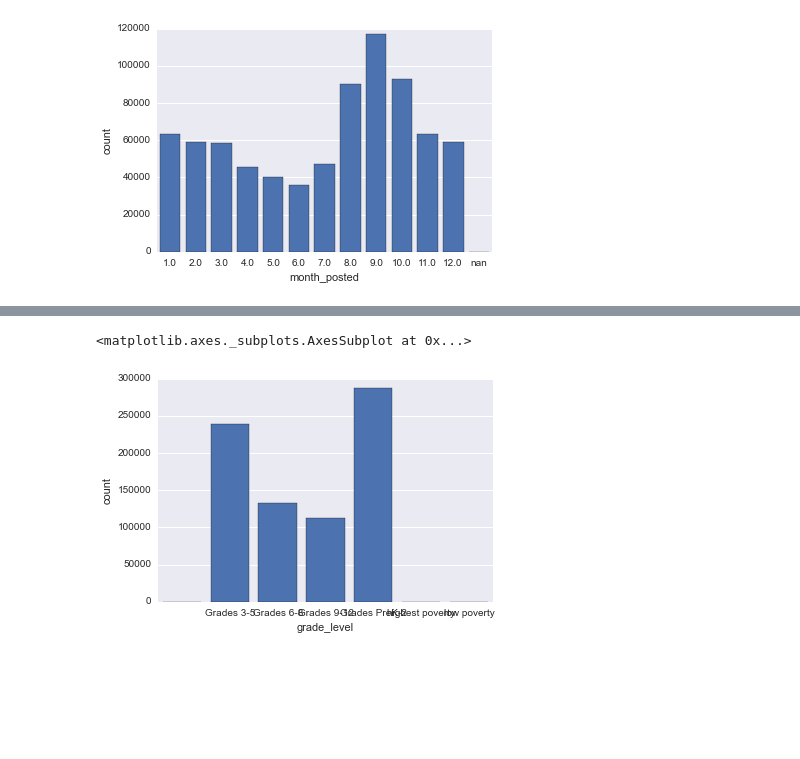
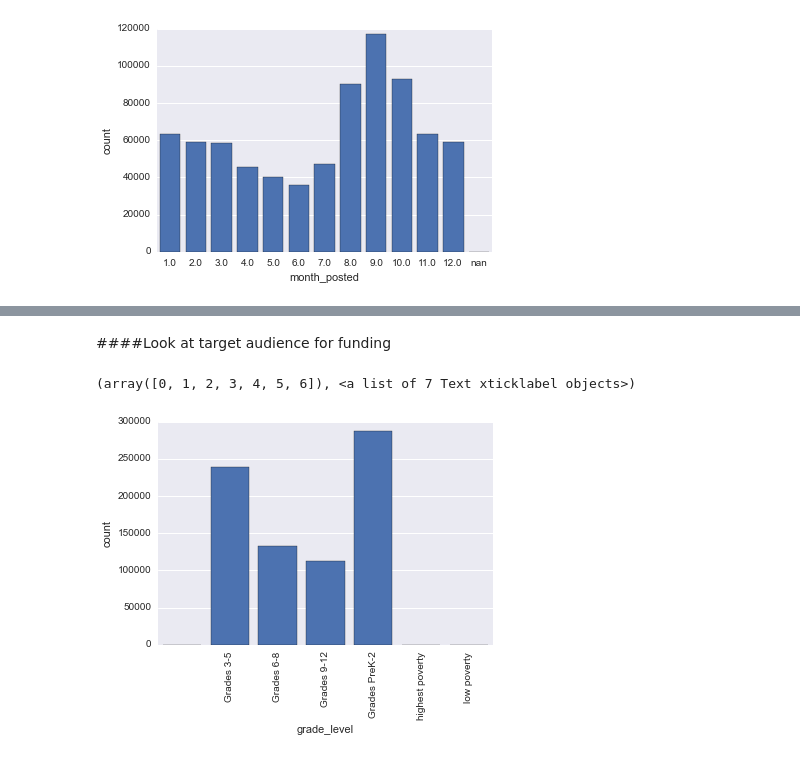
Before and after one commit to LylePayne/Fletcher-iPythonNotebooks, a Jupyter notebook: Project Kojak - DonorsChoose.ipynb, the cells around one changed output, grey strips where cells are left out. Drawn from its saved outputs; the diff is of its cells as text; code cells hidden in the pictures; blank space fills up the shorter version.

```diff
--- a/Project Kojak - DonorsChoose.ipynb
+++ b/Project Kojak - DonorsChoose.ipynb
@@ -116,6 +116,8 @@ projects_df.describe()
 projects_df["date_posted"] = pd.to_datetime(projects_df["date_posted"])
 # %%
 projects_df['month_posted']=projects_df['date_posted'].apply(lambda x: x.month)
+# %%
+projects_df['year_posted']=projects_df['date_posted'].apply(lambda x: x.year)
 # %%
 len(projects_df)
 # %% [output]
@@ -139,5 +155,8 @@ sn.barplot(projects_df.num_donors)
+# %% [markdown]
+####Look at target audience for funding
 # %%
 sn.barplot(projects_df.grade_level)
+plt.xticks(rotation = 90)
 # %% [output]
-<matplotlib.axes._subplots.AxesSubplot at 0x...>
+(array([0, 1, 2, 3, 4, 5, 6]), <a list of 7 Text xticklabel objects>)
-[figure, old version]
+[figure, new version]
```
Also changed, not shown: parts of 12 cells of this notebook.
